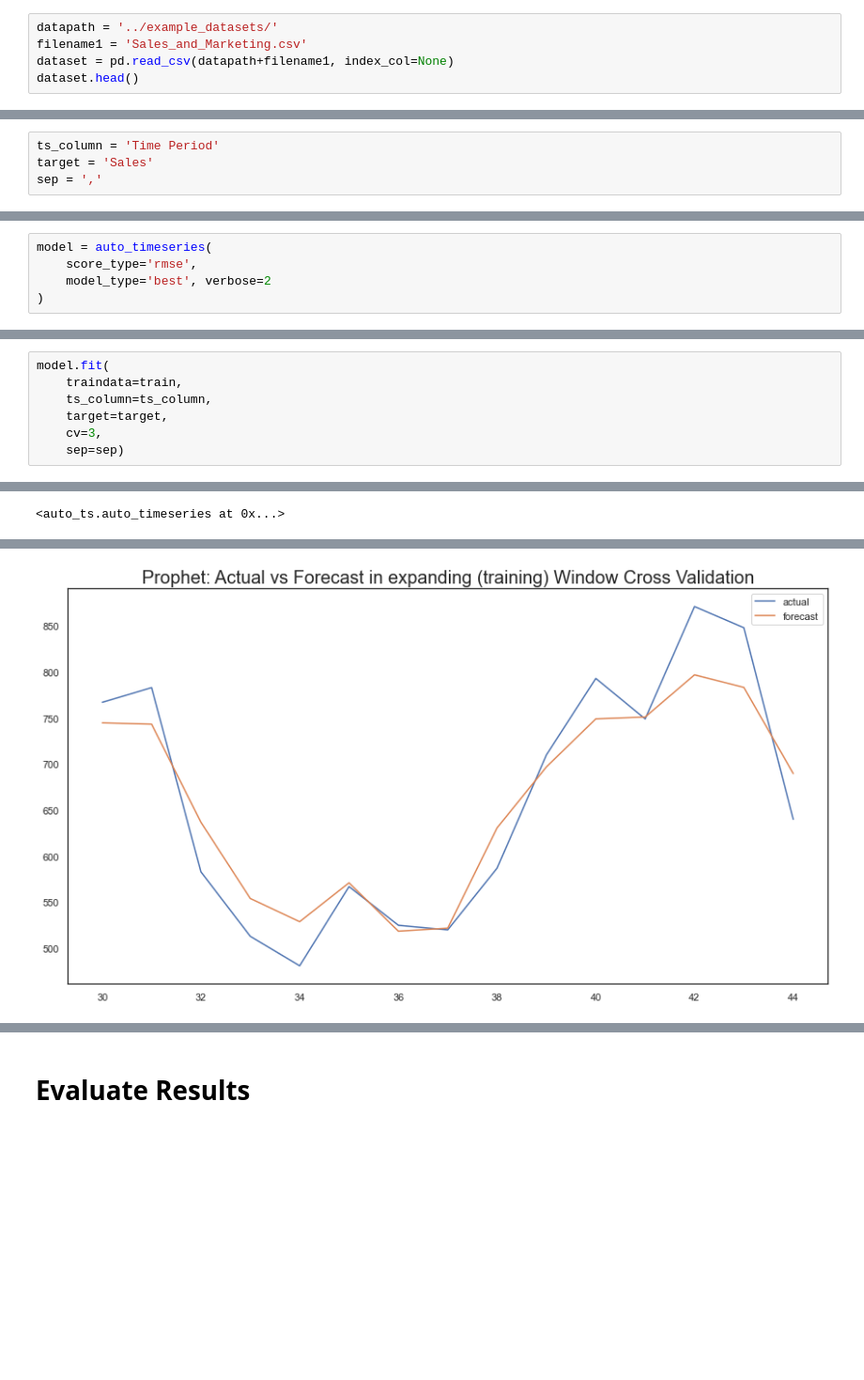
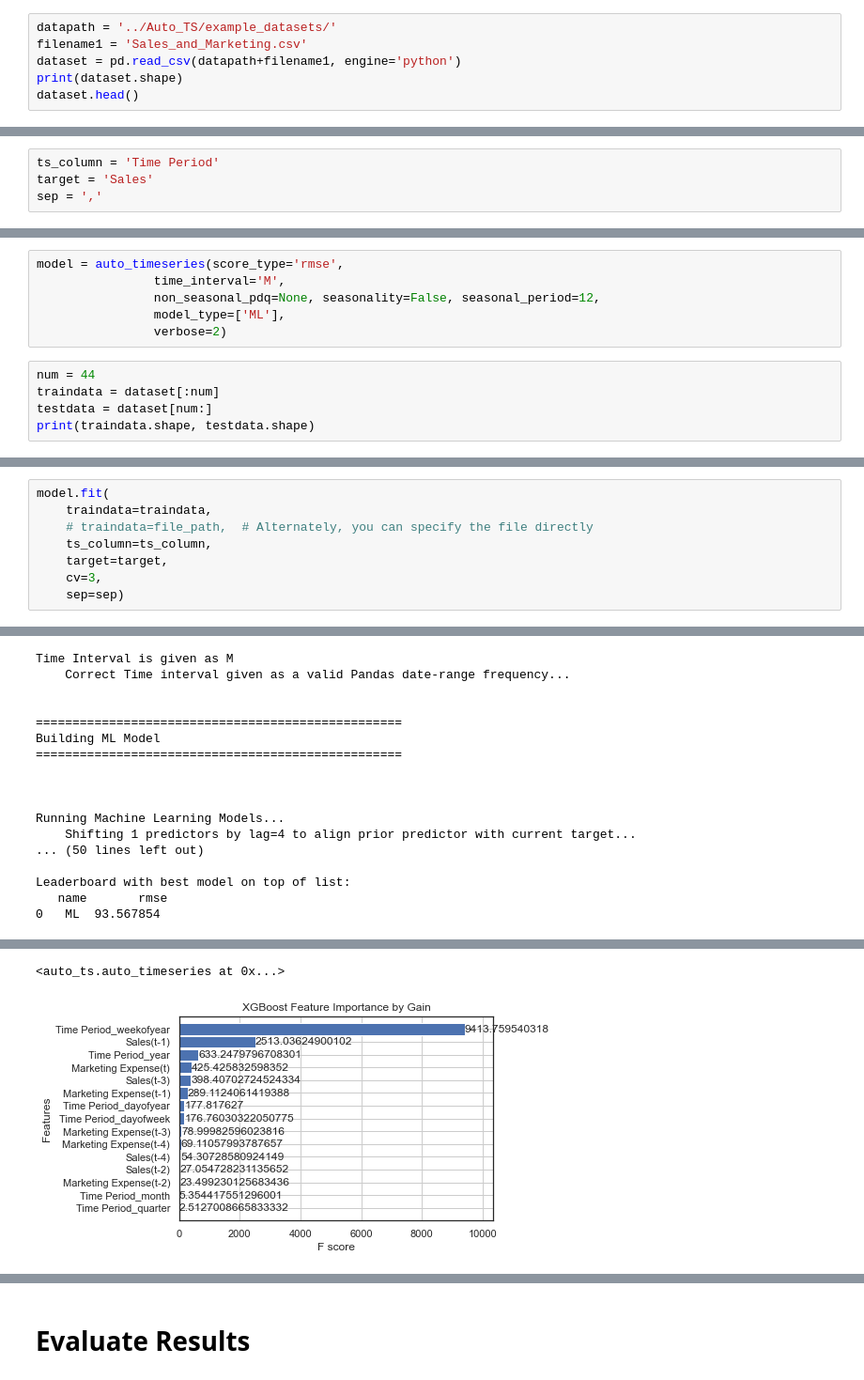
Before and after one commit to AutoViML/Auto_TS, a Jupyter notebook: example_notebooks/autots_multivariate_example.ipynb, the cells around one changed output, grey strips where cells are left out. Shown at 94% size. Drawn from its saved outputs; the diff is of its cells as text; blank space fills up the shorter version.

```diff
--- a/example_notebooks/autots_multivariate_example.ipynb
+++ b/example_notebooks/autots_multivariate_example.ipynb
@@ -23,6 +24,7 @@ model.predict(testdata, model='best')
 # %%
-datapath = '../example_datasets/'
+datapath = '../Auto_TS/example_datasets/'
 filename1 = 'Sales_and_Marketing.csv'
-dataset = pd.read_csv(datapath+filename1, index_col=None)
+dataset = pd.read_csv(datapath+filename1, engine='python')
+print(dataset.shape)
 dataset.head()
 # %% [output]
@@ -55,5 +46,11 @@ print(train.shape, test.shape)
 # %%
-model = auto_timeseries(
-    score_type='rmse',
-    model_type='best', verbose=2
-)
+model = auto_timeseries(score_type='rmse',
+                time_interval='M',
+                non_seasonal_pdq=None, seasonality=False, seasonal_period=12,
+                model_type=['ML'],
+                verbose=2)
+# %%
+num = 44
+traindata = dataset[:num]
+testdata = dataset[num:]
+print(traindata.shape, testdata.shape)
@@ -60,6 +59,7 @@ model = auto_timeseries(
 # %%
 model.fit(
-    traindata=train,
+    traindata=traindata,
+    # traindata=file_path,  # Alternately, you can specify the file directly
     ts_column=ts_column,
     target=target,
     cv=3,
@@ -85 +86,17 @@ Results of Augmented Dickey-Fuller Test:
-<auto_ts.auto_timeseries at 0x...>
+Time Interval is given as M
+    Correct Time interval given as a valid Pandas date-range frequency...
+
+
+==================================================
+Building ML Model
+==================================================
+
+
+
+Running Machine Learning Models...
+    Shifting 1 predictors by lag=4 to align prior predictor with current target...
+... (50 lines left out)
+
+Leaderboard with best model on top of list:
+   name       rmse
+0   ML  93.567854
@@ -87 +103,2 @@ Results of Augmented Dickey-Fuller Test:
+<auto_ts.auto_timeseries at 0x...>
-[figure, old version]
+[figure, new version]
```
Also changed, not shown: parts of 32 cells of this notebook, 6 other files.
